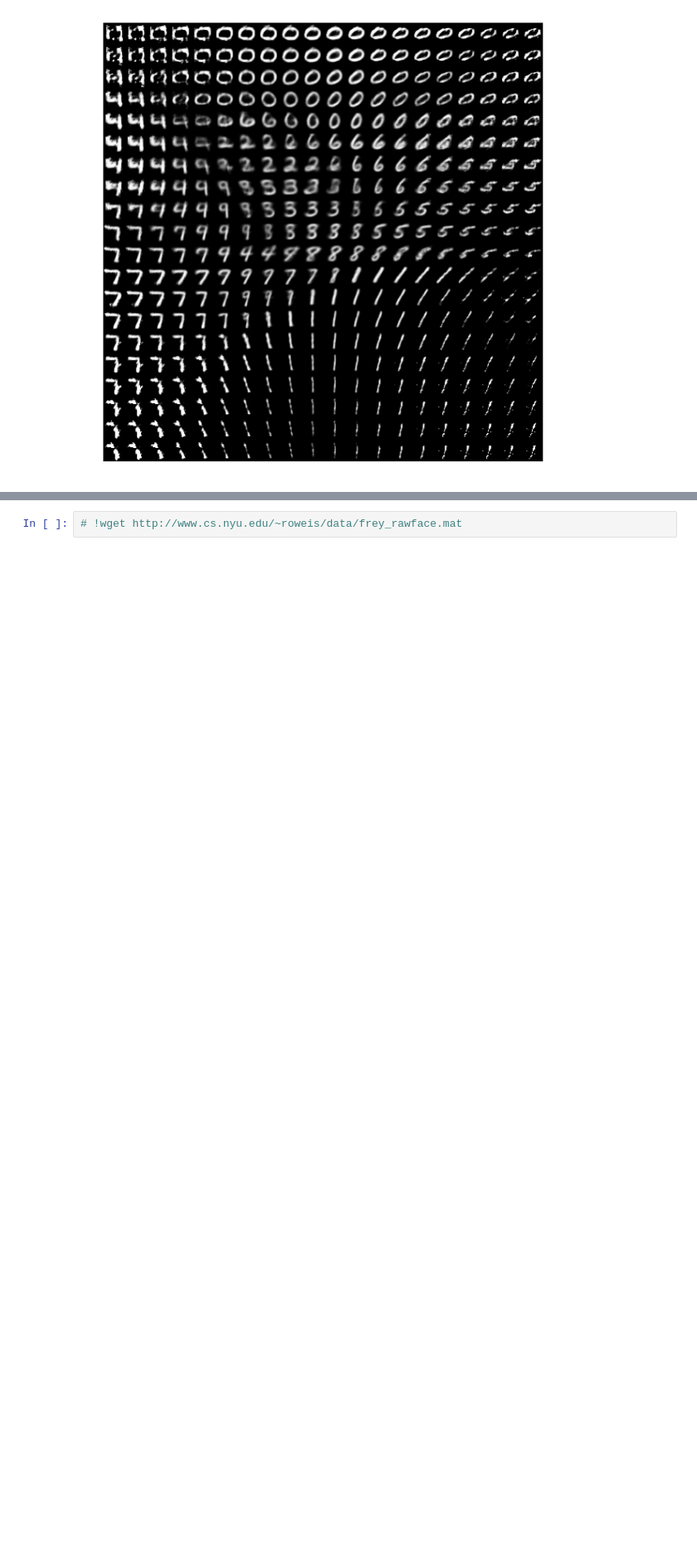
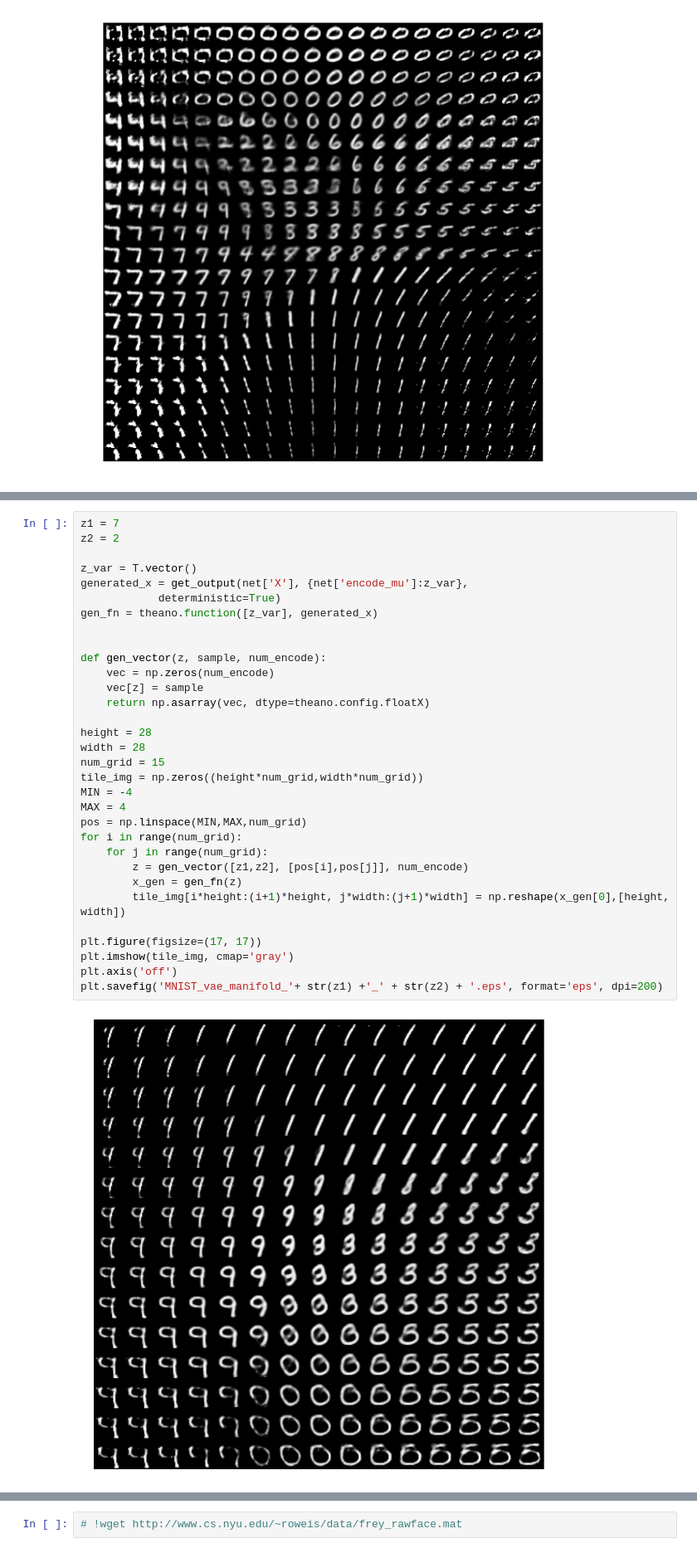
Before and after one commit to p-koo/theanomics, a Jupyter notebook: notebook/Variational autoencoder.ipynb, the cells around one changed output, grey strips where cells are left out. Shown at 83% size. Saved outputs shown, nothing was run; the diff lists cells and outputs as text; blank space fills up the shorter version.

```diff
--- a/notebook/Variational autoencoder.ipynb
+++ b/notebook/Variational autoencoder.ipynb
@@ -262,0 +473,34 @@ plt.savefig('MNIST_vae_manifold.eps', format='eps', dpi=1000)
+# %%
+z1 = 7
+z2 = 2
+
+z_var = T.vector()
+generated_x = get_output(net['X'], {net['encode_mu']:z_var},
+            deterministic=True)
+gen_fn = theano.function([z_var], generated_x)
+
+
+def gen_vector(z, sample, num_encode):
+    vec = np.zeros(num_encode)
+    vec[z] = sample
+    return np.asarray(vec, dtype=theano.config.floatX)
+
+height = 28
+width = 28
+num_grid = 15
+tile_img = np.zeros((height*num_grid,width*num_grid))
+MIN = -4
+MAX = 4
+pos = np.linspace(MIN,MAX,num_grid)
+for i in range(num_grid):
+    for j in range(num_grid):
+        z = gen_vector([z1,z2], [pos[i],pos[j]], num_encode)
+        x_gen = gen_fn(z)
+        tile_img[i*height:(i+1)*height, j*width:(j+1)*width] = np.reshape(x_gen[0],[height, width])
+
+plt.figure(figsize=(17, 17))
+plt.imshow(tile_img, cmap='gray')
+plt.axis('off')
+plt.savefig('MNIST_vae_manifold_'+ str(z1) +'_' + str(z2) + '.eps', format='eps', dpi=200)
+# %% [output]
+[figure, added]
```
Also changed, not shown: parts of 16 cells of this notebook, 54 other files.
